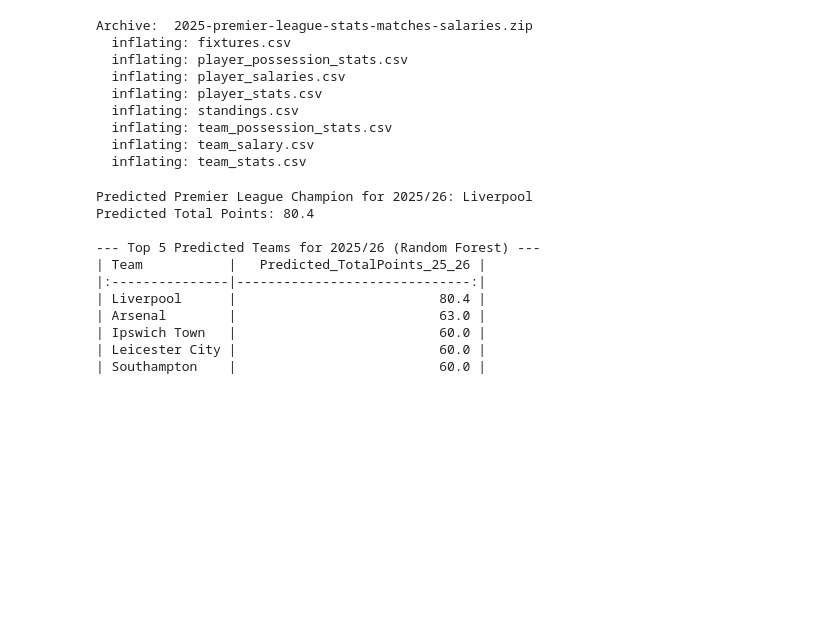
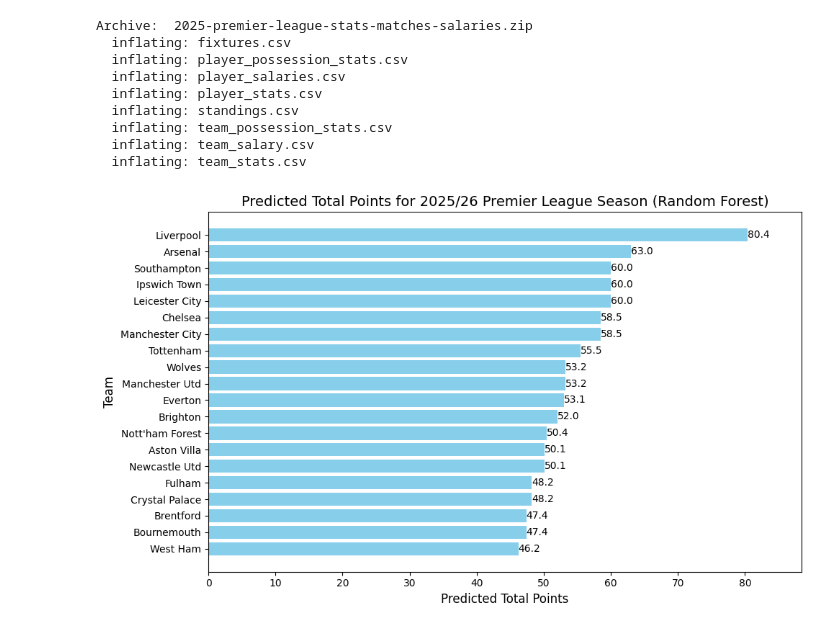
Before and after one commit to Joshua250304/soccer-predictor-2025-26-season, a Jupyter notebook: prediction_2025_26_season.ipynb, the cells around one changed output. Saved outputs shown, nothing was run; the diff lists cells and outputs as text; code cells hidden in the pictures; blank space fills up the shorter version.

```diff
--- a/prediction_2025_26_season.ipynb
+++ b/prediction_2025_26_season.ipynb
@@ -32,10 +32,11 @@ Archive:  2025-premier-league-stats-matches-salaries.zip
 # %%
 import pandas as pd
 import numpy as np
+import matplotlib.pyplot as plt
 from sklearn.ensemble import RandomForestRegressor
 
 # Load the data
-github_csv_url = ('https://raw.githubusercontent.com/footballcsv/cache.footballdata/refs/heads/master/2023-24/eng.1.csv')
+github_csv_url = 'https://raw.githubusercontent.com/footballcsv/cache.footballdata/refs/heads/master/2023-24/eng.1.csv'
 df_eng1 = pd.read_csv(github_csv_url)
 df_fixtures = pd.read_csv('fixtures.csv')
 
@@ -58,7 +59,7 @@ def calculate_points(row, team_col, home_goals_col, away_goals_col):
     else:
         return 1
 
-# --- 1. Data Preparation: 2023/24 Season (Feature X and Training Target Y) ---
+# --- 1. Data Preparation: 2023/24 Season Stats ---
 
 # Calculate 2023/24 stats (PPG_23_24)
 df_23_24 = df_eng1.copy()
@@ -80,6 +81,8 @@ team_stats_23_24 = pd.concat([
 
 team_stats_23_24['PPG_23_24'] = team_stats_23_24['TotalPoints_23_24'] / team_stats_23_24['GamesPlayed_23_24']
 
+
+# --- 2. Data Preparation: 2024/25 Season Stats ---
 
 # Calculate 2024/25 stats (TotalPoints_24_25 and PPG_24_25)
 df_24_25 = df_fixtures.copy()
@@ -105,67 +108,71 @@ team_stats_24_25 = pd.concat([
 team_stats_24_25['PPG_24_25'] = team_stats_24_25['TotalPoints_24_25'] / team_stats_24_25['GamesPlayed_24_25']
 
 
-# --- 2. Merge, Clean, and Prepare DataFrames ---
+# --- 3. Prepare Training and Prediction DataFrames ---
 team_stats_23_24['Team'] = team_stats_23_24['Team'].apply(clean_team_name)
 team_stats_24_25['Team'] = team_stats_24_25['Team'].apply(clean_team_name)
 
-# Re-aggregate after cleaning names
 team_stats_23_24_clean = team_stats_23_24.groupby('Team').sum().reset_index()
 team_stats_24_25_clean = team_stats_24_25.groupby('Team').sum().reset_index()
 
-# Merge all stats
 df_merged = pd.merge(
     team_stats_23_24_clean[['Team', 'PPG_23_24']],
     team_stats_24_25_clean[['Team', 'PPG_24_25', 'TotalPoints_24_25', 'GamesPlayed_24_25']],
     on='Team',
     how='outer'
 )
 
-# Training Data (Teams with full stats for both seasons: 2023/24 PPG -> 2024/25 Total Points)
+# Training Data (2023/24 PPG -> 2024/25 Total Points)
 df_train = df_merged.dropna(subset=['PPG_23_24', 'TotalPoints_24_25']).copy()
 
-# Prediction Data (Teams that played a full 2024/25 season: 2024/25 PPG -> 2025/26 Total Points)
+# Prediction Data (2024/25 PPG -> 2025/26 Total Points)
 df_predict = df_merged[df_merged['GamesPlayed_24_25'] == 38].copy()
 df_predict.rename(columns={'PPG_24_25': 'PPG_23_24_for_prediction'}, inplace=True)
 
 
-# --- 3. Random Forest Model Training ---
+# --- 4. Random Forest Model Training ---
 X_train = df_train[['PPG_23_24']]
 y_train = df_train['TotalPoints_24_25']
 
 model = RandomForestRegressor(n_estimators=10, random_state=42)
 model.fit(X_train, y_train)
 
 
-# --- 4. Prediction for 2025/26 Season ---
+# --- 5. Prediction for 2025/26 Season ---
 X_predict = df_predict[['PPG_23_24_for_prediction']].rename(columns={'PPG_23_24_for_prediction': 'PPG_23_24'})
 
 # Predict 2025/26 Total Points
 df_predict.loc[X_predict.index, 'Predicted_TotalPoints_25_26'] = model.predict(X_predict)
 
-# 5. Final Prediction
+# 6. Final Prediction DataFrame
 df_prediction_rf = df_predict[['Team', 'Predicted_TotalPoints_25_26']].sort_values(
     by='Predicted_TotalPoints_25_26', ascending=False
 ).reset_index(drop=True)
 
-# Output the predicted champion
-predicted_champion = df_prediction_rf.iloc[0]['Team']
-predicted_points = df_prediction_rf.iloc[0]['Predicted_TotalPoints_25_26']
+# --- 7. Data Visualization ---
 
-print(f"\nPredicted Premier League Champion for 2025/26: {predicted_champion}")
-print(f"Predicted Total Points: {predicted_points:.1f}")
+# Sort data for plotting (lowest to highest for a clean horizontal bar chart)
+df_plot = df_prediction_rf.sort_values(by='Predicted_TotalPoints_25_26', ascending=True)
 
-print("\n--- Top 5 Predicted Teams for 2025/26 (Random Forest) ---")
-print(df_prediction_rf.head(5).to_markdown(index=False, floatfmt=".1f"))
+# Create the plot
+plt.figure(figsize=(10, 6))
+bars = plt.barh(df_plot['Team'], df_plot['Predicted_TotalPoints_25_26'], color='skyblue')
+
+# Add titles and labels
+plt.title('Predicted Total Points for 2025/26 Premier League Season (Random Forest)', fontsize=14)
+plt.xlabel('Predicted Total Points', fontsize=12)
+plt.ylabel('Team', fontsize=12)
+
+# Add data labels on the bars
+for bar in bars:
+    plt.text(bar.get_width(), bar.get_y() + bar.get_height()/2,
+             f'{bar.get_width():.1f}',
+             va='center', ha='left')
+
+# Adjust plot aesthetics
+plt.xlim(0, df_plot['Predicted_TotalPoints_25_26'].max() * 1.1) # Extend x-limit for labels
+plt.tight_layout()
+plt.savefig('2025_26_predicted_points_comparison.png')
+plt.show()
 # %% [output]
-Predicted Premier League Champion for 2025/26: Liverpool
-Predicted Total Points: 80.4
-
---- Top 5 Predicted Teams for 2025/26 (Random Forest) ---
-| Team           |   Predicted_TotalPoints_25_26 |
-|:---------------|------------------------------:|
-| Liverpool      |                          80.4 |
-| Arsenal        |                          63.0 |
-| Ipswich Town   |                          60.0 |
-| Leicester City |                          60.0 |
-| Southampton    |                          60.0 |
+[figure, added]
```
